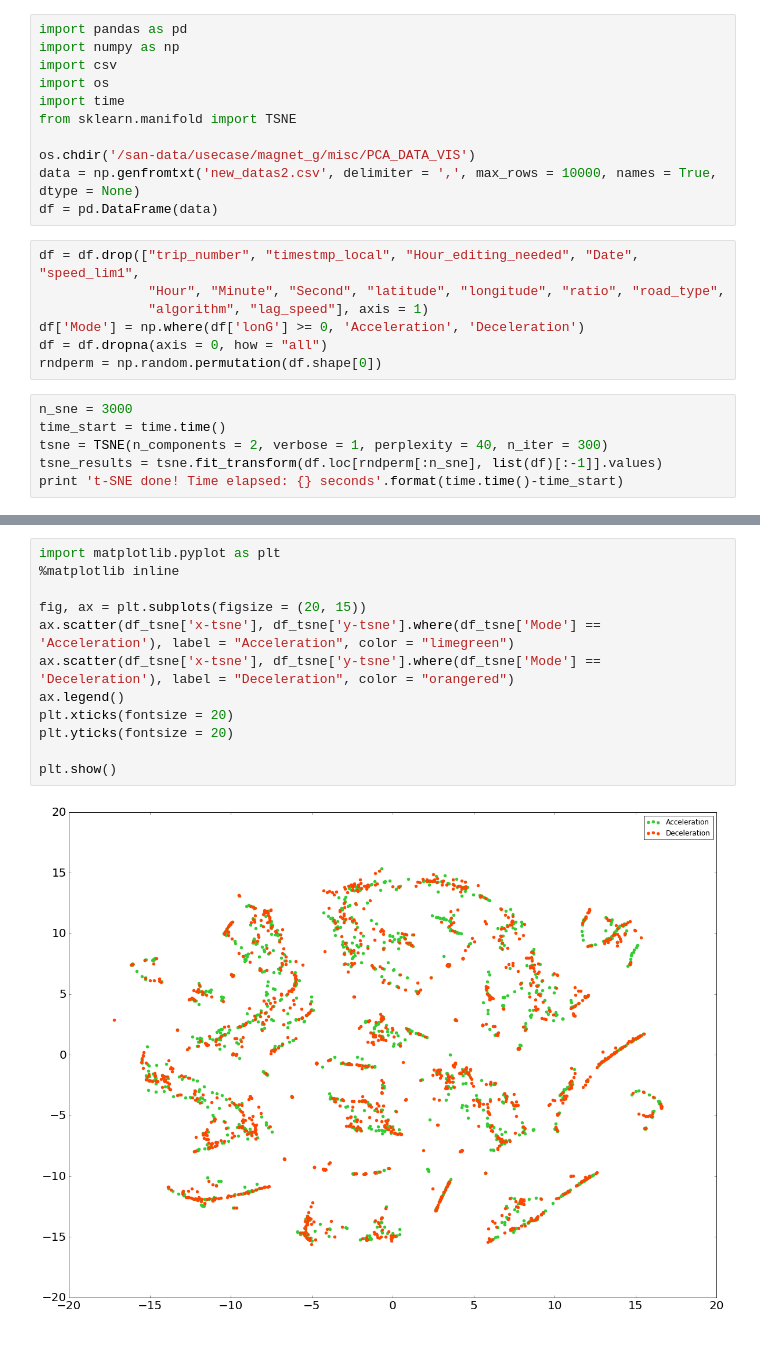
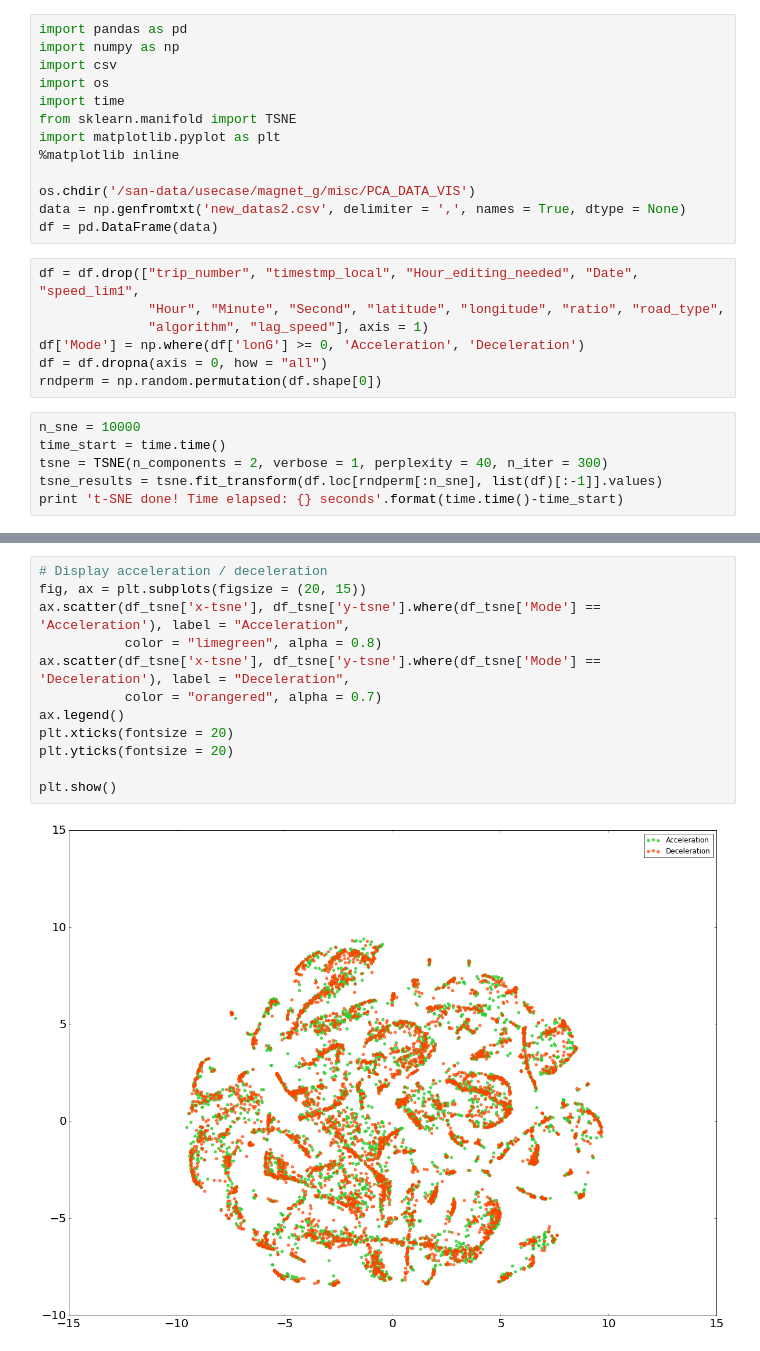
Before and after one commit to Yiming-Gao/SF_Summer_2017, a Jupyter notebook: tsne.ipynb, the cells around one changed output, grey strips where cells are left out. Cells and saved outputs as stored; diff of their text form.

```diff
--- a/tsne.ipynb
+++ b/tsne.ipynb
@@ -5,9 +5,11 @@ import csv
 import os
 import time
 from sklearn.manifold import TSNE
+import matplotlib.pyplot as plt
+%matplotlib inline
 
 os.chdir('/san-data/usecase/magnet_g/misc/PCA_DATA_VIS')
-data = np.genfromtxt('new_datas2.csv', delimiter = ',', max_rows = 10000, names = True, dtype = None)
+data = np.genfromtxt('new_datas2.csv', delimiter = ',', names = True, dtype = None)
 df = pd.DataFrame(data)
 # %%
 df = df.drop(["trip_number", "timestmp_local", "Hour_editing_needed", "Date", "speed_lim1",
@@ -17,7 +19,7 @@ df['Mode'] = np.where(df['lonG'] >= 0, 'Acceleration', 'Deceleration')
 df = df.dropna(axis = 0, how = "all")
 rndperm = np.random.permutation(df.shape[0])
 # %%
-n_sne = 3000
+n_sne = 10000
 time_start = time.time()
 tsne = TSNE(n_components = 2, verbose = 1, perplexity = 40, n_iter = 300)
 tsne_results = tsne.fit_transform(df.loc[rndperm[:n_sne], list(df)[:-1]].values)
@@ -40,14 +50,14 @@ df_tsne = df_tsne.dropna(axis = 0, how = "all")
 # %%
-import matplotlib.pyplot as plt
-%matplotlib inline
-
+# Display acceleration / deceleration
 fig, ax = plt.subplots(figsize = (20, 15))
-ax.scatter(df_tsne['x-tsne'], df_tsne['y-tsne'].where(df_tsne['Mode'] == 'Acceleration'), label = "Acceleration", color = "limegreen")
-ax.scatter(df_tsne['x-tsne'], df_tsne['y-tsne'].where(df_tsne['Mode'] == 'Deceleration'), label = "Deceleration", color = "orangered")
+ax.scatter(df_tsne['x-tsne'], df_tsne['y-tsne'].where(df_tsne['Mode'] == 'Acceleration'), label = "Acceleration",
+           color = "limegreen", alpha = 0.8)
+ax.scatter(df_tsne['x-tsne'], df_tsne['y-tsne'].where(df_tsne['Mode'] == 'Deceleration'), label = "Deceleration",
+           color = "orangered", alpha = 0.7)
 ax.legend()
 plt.xticks(fontsize = 20)
 plt.yticks(fontsize = 20)
 
 plt.show()
 # %% [output]
-[figure, old version]
+[figure, new version]
```
Also changed, not shown: parts of 5 cells of this notebook.
